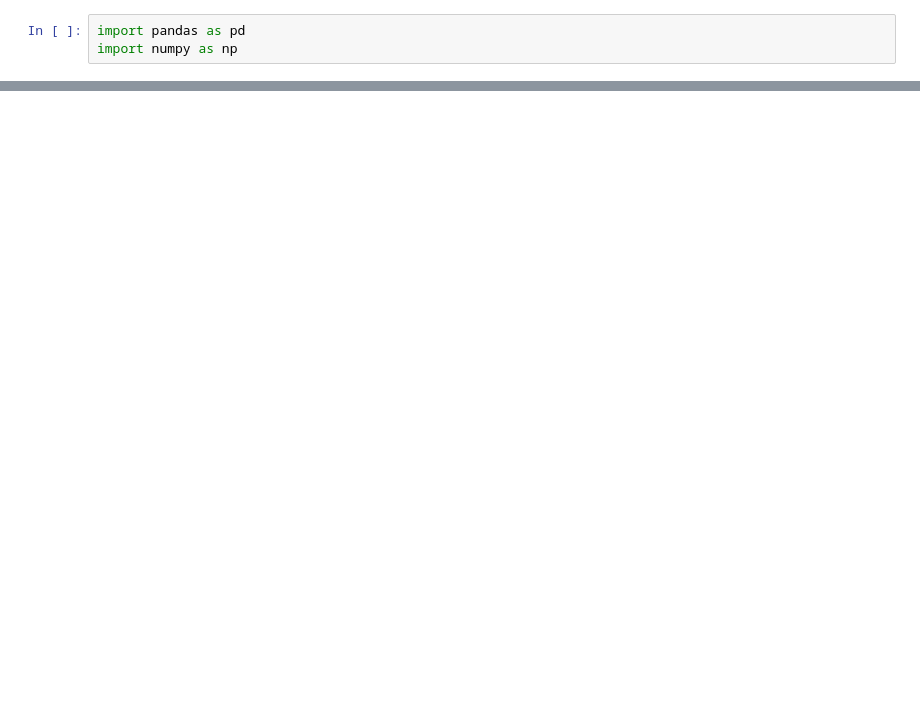
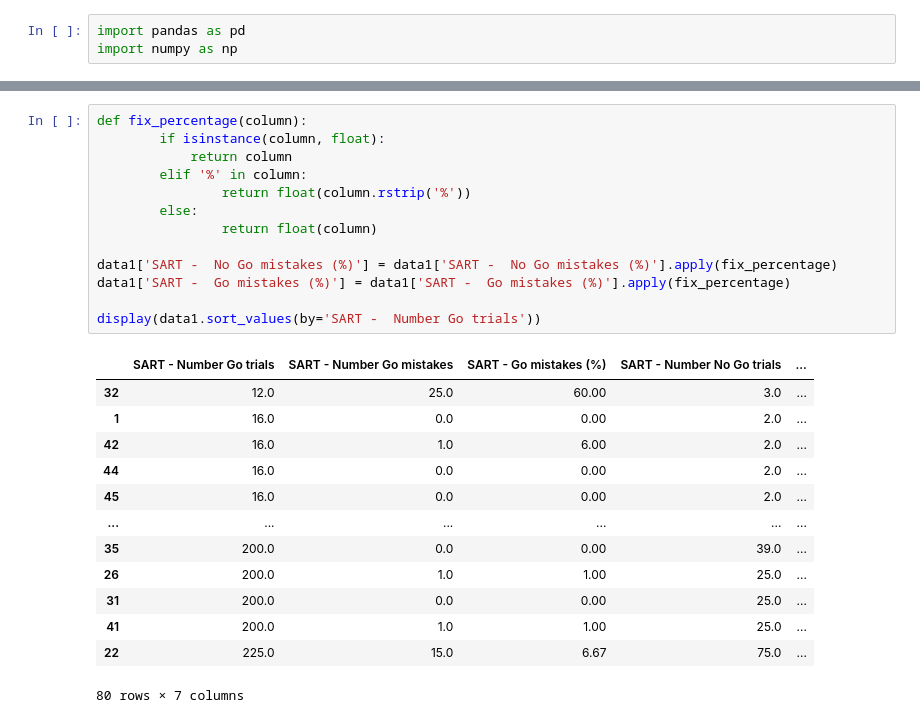
Before and after one commit to sebasgebuis/cogperc, a Jupyter notebook: Untitled.ipynb, the cells around one changed output, grey strips where cells are left out. Cells and saved outputs as stored; diff of their text form; blank space fills up the shorter version.

```diff
--- a/Untitled.ipynb
+++ b/Untitled.ipynb
@@ -35,0 +77,27 @@ display(data)
+# %%
+def fix_percentage(column):
+        if isinstance(column, float):
+            return column
+        elif '%' in column:
+                return float(column.rstrip('%'))
+        else:
+                return float(column)
+
+data1['SART -  No Go mistakes (%)'] = data1['SART -  No Go mistakes (%)'].apply(fix_percentage)
+data1['SART -  Go mistakes (%)'] = data1['SART -  Go mistakes (%)'].apply(fix_percentage)
+
+display(data1.sort_values(by='SART -  Number Go trials'))
+# %% [output]
+|  | SART - Number Go trials | SART - Number Go mistakes | SART - Go mistakes (%) | SART - Number No Go trials | ... |
+| 32 | 12.0 | 25.0 | 60.00 | 3.0 | ... |
+| 1 | 16.0 | 0.0 | 0.00 | 2.0 | ... |
+| 42 | 16.0 | 1.0 | 6.00 | 2.0 | ... |
+| 44 | 16.0 | 0.0 | 0.00 | 2.0 | ... |
+| 45 | 16.0 | 0.0 | 0.00 | 2.0 | ... |
+| ... | ... | ... | ... | ... | ... |
+| 35 | 200.0 | 0.0 | 0.00 | 39.0 | ... |
+| 26 | 200.0 | 1.0 | 1.00 | 25.0 | ... |
+| 31 | 200.0 | 0.0 | 0.00 | 25.0 | ... |
+| 41 | 200.0 | 1.0 | 1.00 | 25.0 | ... |
+| 22 | 225.0 | 15.0 | 6.67 | 75.0 | ... |
+80 rows × 7 columns
```
Also changed, not shown: parts of 8 cells of this notebook, 2 other files.
